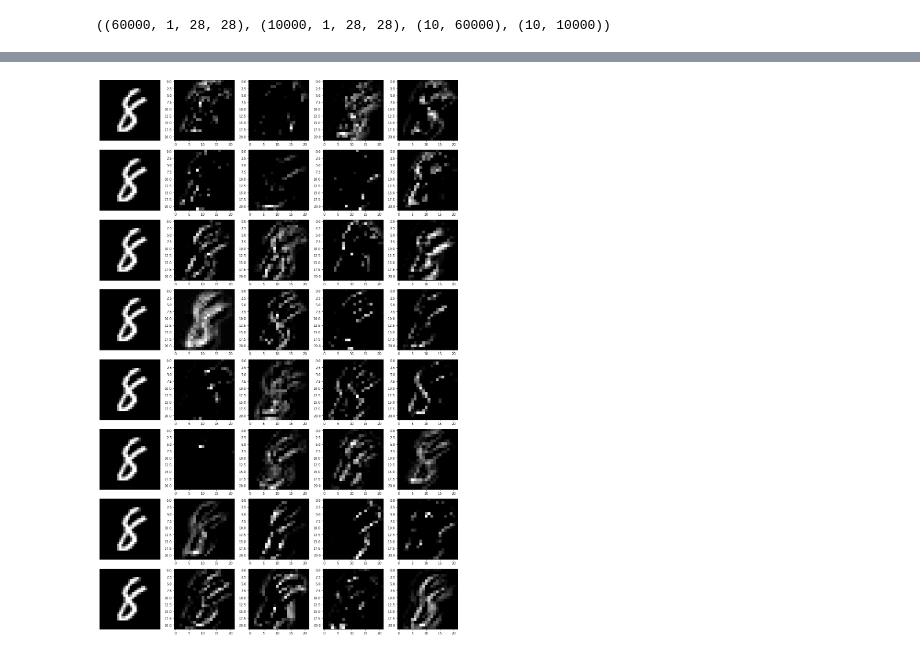
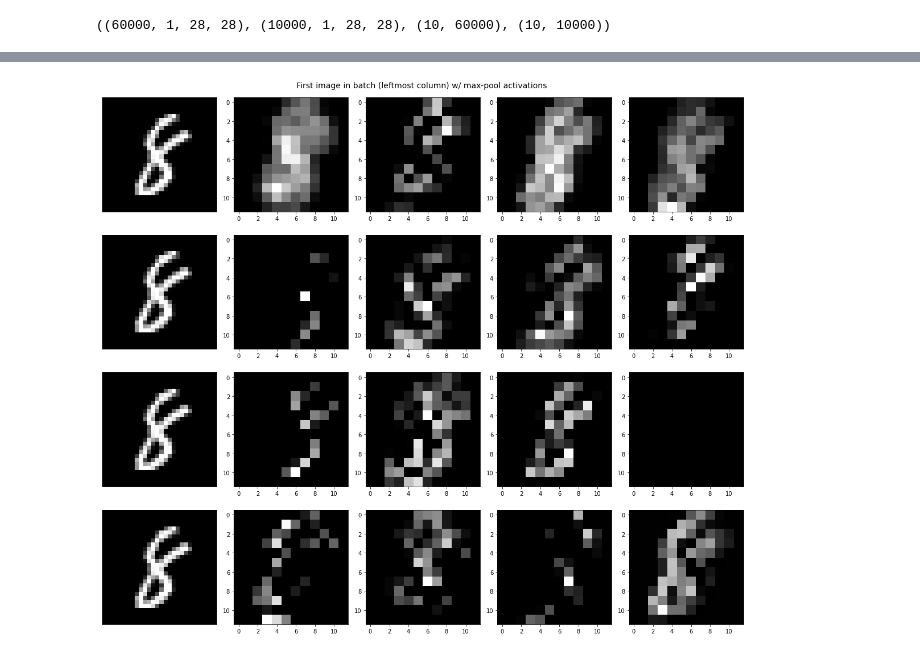
Before and after one commit to UAFederez/ConvNet-Implementation, a Jupyter notebook: MNIST-CNN.ipynb, the cells around one changed output, grey strips where cells are left out. Cells and saved outputs as stored; diff of their text form; code cells hidden in the pictures.

```diff
--- a/MNIST-CNN.ipynb
+++ b/MNIST-CNN.ipynb
@@ -11,8 +11,10 @@ from keras.datasets import mnist
 # X_train = X_train[train_shuffle]
 # Y_train = Y_train[train_shuffle]
 
-X_train = X_train.reshape(-1, 1, 28, 28) / 255.0
-X_test  = X_test.reshape(-1, 1, 28, 28)  / 255.0
+X_train = X_train.reshape(-1, 1, 28, 28)
+X_train = (X_train - X_train.mean(axis = 0)) / 128.0
+X_test  = X_test.reshape(-1, 1, 28, 28)
+X_test  = (X_test - X_train.mean(axis = 0)) / 128.0
 Y_train = tf.keras.utils.to_categorical(Y_train).T
 Y_test  = tf.keras.utils.to_categorical(Y_test).T
 
@@ -21,10 +23,9 @@ X_train.shape, X_test.shape, Y_train.shape, Y_test.shape
 ((60000, 1, 28, 28), (10000, 1, 28, 28), (10, 60000), (10, 10000))
 # %%
 net = ConvNet()
-net.add(ConvLayer(num_filters =  8, filter_size = 3, stride = 1, mode = 'valid'))
-net.add(ConvLayer(num_filters = 16, filter_size = 3, stride = 1, mode = 'valid'))
-net.add(ConvLayer(num_filters = 32, filter_size = 3, stride = 1, mode = 'valid'))
-net.add(PoolLayer(filter_size =  2, stride = 2, mode = 'avg'))
+net.add(ConvLayer(num_filters =  8, filter_size = 3, stride = 1, mode = 'valid', activation = 'relu'))
+net.add(ConvLayer(num_filters = 16, filter_size = 3, stride = 1, mode = 'valid', activation = 'relu'))
+net.add(PoolLayer(filter_size =  2, stride = 2, mode = 'max'))
 net.add(FlattenLayer())
 net.add(DenseLayer(num_units = 128, activation = 'relu'))
 net.add(DenseLayer(num_units =  64, activation = 'relu'))
@@ -66,20 +67,20 @@ test_loss: 0.2108 - test_accuracy: 0.9339
 # %%
 idx = 0
 
 input_batch = net.layers[0].input_batch[idx]
-activation  = net.layers[2].a_out[idx]
+activation  = net.layers[2].pooled[idx]
+fig, ax = plt.subplots(4, 5)
+fig.set_size_inches((16, 14))
 
-fig, ax = plt.subplots(8, 5)
-fig.set_size_inches((16, 24))
-
-for i in range(8):
+for i in range(4):
     ax[i, 0].imshow(input_batch[0], cmap = 'gray')
     ax[i, 0].get_xaxis().set_visible(False)
     ax[i, 0].get_yaxis().set_visible(False)
     for j in range(4):
         ax[i, 1 + j].imshow(activation[i * 4 + j], cmap = 'gray')
 
+fig.suptitle('First image in batch (leftmost column) w/ max-pool activations', fontsize = 14)
 plt.tight_layout()
 plt.show()
 # %% [output]
-[figure, old version]
+[figure, new version]
```
Also changed, not shown: parts of 4 cells of this notebook, 1 other file.
